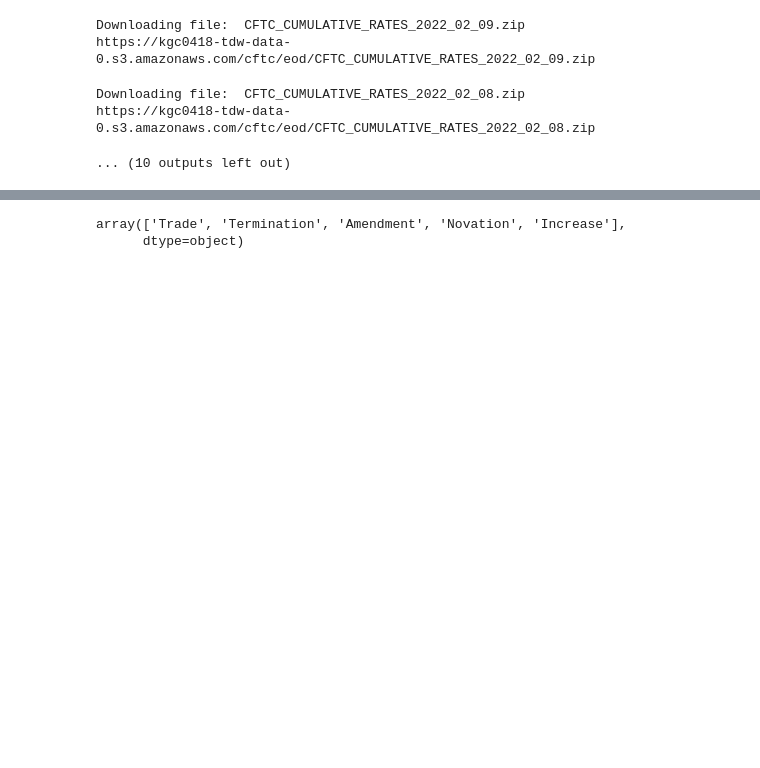
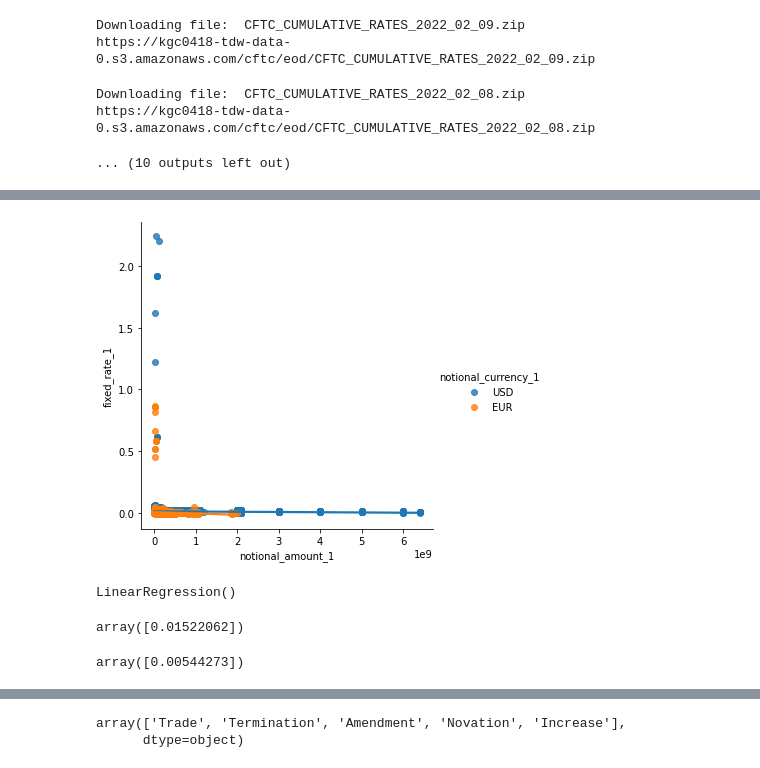
Before and after one commit to drastorguev/nqis_simple_app, a Jupyter notebook: Notebooks/EDA-2.ipynb, the cells around one changed output, grey strips where cells are left out. Saved outputs shown, nothing was run; the diff lists cells and outputs as text; code cells hidden in the pictures; blank space fills up the shorter version.

```diff
--- a/Notebooks/EDA.ipynb
+++ b/Notebooks/EDA-2.ipynb
@@ -118,0 +247,25 @@ raw_df_master
+# %%
+sns.lmplot(x="notional_amount_1", y="fixed_rate_1",
+           data=df_fixed_float_clean, hue="notional_currency_1");
+# %% [output]
+[figure, added]
+# %%
+from sklearn.linear_model import LinearRegression
+
+df_fixed_float_clean['USD_var'] = df_fixed_float_clean['notional_currency_1'].apply(lambda x: 1 if x == 'USD' else 0)
+
+
+LR = LinearRegression()
+
+LR.fit(df_fixed_float_clean[['notional_amount_1', 'contract_length', 'USD_var']],
+       df_fixed_float_clean['fixed_rate_1'])
+# %% [output]
+LinearRegression()
+# %%
+LR.predict([[10000000, 8, 1]])
+# %% [output]
+array([0.01522062])
+# %%
+LR.predict([[10000000, 8, 0]])
+# %% [output]
+array([0.00544273])
```
Also changed, not shown: parts of 13 cells of this notebook, 3 other files.
